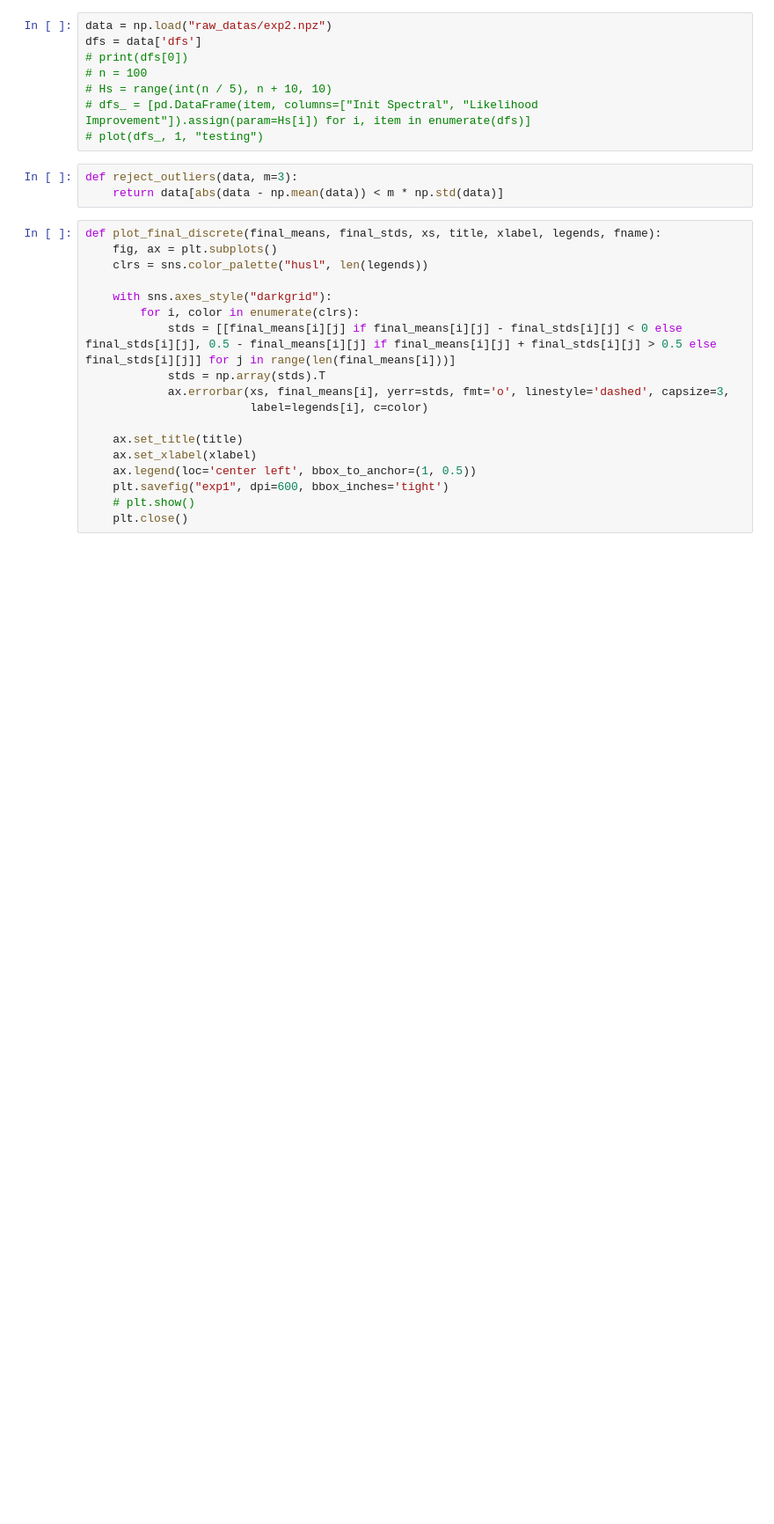
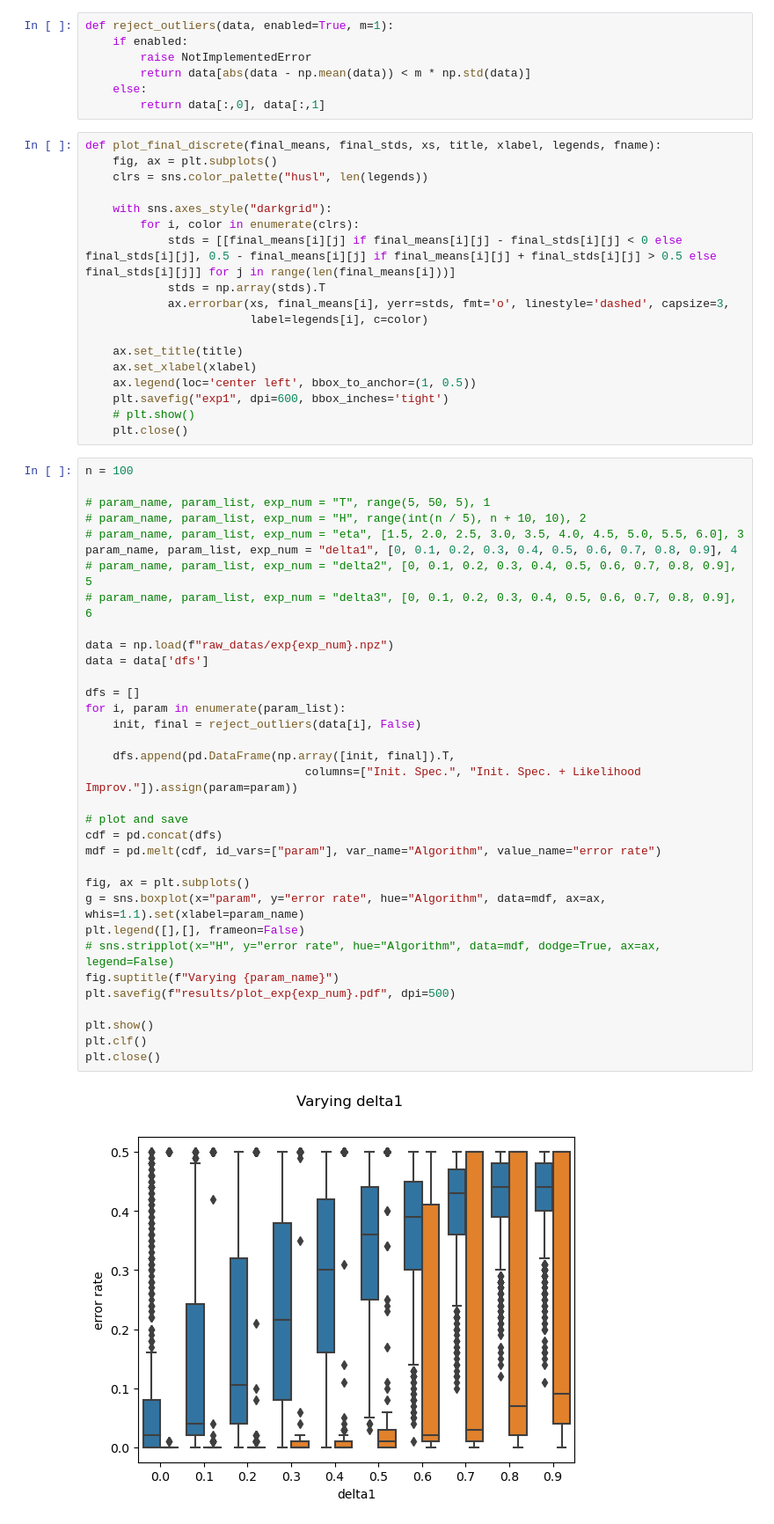
Before and after one commit to nick-jhlee/optimal-block-mdp, a Jupyter notebook: plotting.ipynb, the cells around one changed output. Shown at 88% size. Cells and saved outputs as stored; diff of their text form; blank space fills up the shorter version.

```diff
--- a/plotting.ipynb
+++ b/plotting.ipynb
@@ -1,17 +1,13 @@
 # %%
 import numpy as np
 from Experiment import *
-# %%
-data = np.load("raw_datas/exp2.npz")
-dfs = data['dfs']
-# print(dfs[0])
-# n = 100
-# Hs = range(int(n / 5), n + 10, 10)
-# dfs_ = [pd.DataFrame(item, columns=["Init Spectral", "Likelihood Improvement"]).assign(param=Hs[i]) for i, item in enumerate(dfs)]
-# plot(dfs_, 1, "testing")
 # %%
-def reject_outliers(data, m=3):
-    return data[abs(data - np.mean(data)) < m * np.std(data)]
+def reject_outliers(data, enabled=True, m=1):
+    if enabled:
+        raise NotImplementedError
+        return data[abs(data - np.mean(data)) < m * np.std(data)]
+    else:
+        return data[:,0], data[:,1]
 # %%
 def plot_final_discrete(final_means, final_stds, xs, title, xlabel, legends, fname):
     fig, ax = plt.subplots()
@@ -30,4 +26,40 @@ def plot_final_discrete(final_means, final_stds, xs, title, xlabel, legends, fna
     plt.savefig("exp1", dpi=600, bbox_inches='tight')
     # plt.show()
     plt.close()
+# %%
+n = 100
+
+# param_name, param_list, exp_num = "T", range(5, 50, 5), 1
+# param_name, param_list, exp_num = "H", range(int(n / 5), n + 10, 10), 2
+# param_name, param_list, exp_num = "eta", [1.5, 2.0, 2.5, 3.0, 3.5, 4.0, 4.5, 5.0, 5.5, 6.0], 3
+param_name, param_list, exp_num = "delta1", [0, 0.1, 0.2, 0.3, 0.4, 0.5, 0.6, 0.7, 0.8, 0.9], 4
+# param_name, param_list, exp_num = "delta2", [0, 0.1, 0.2, 0.3, 0.4, 0.5, 0.6, 0.7, 0.8, 0.9], 5
+# param_name, param_list, exp_num = "delta3", [0, 0.1, 0.2, 0.3, 0.4, 0.5, 0.6, 0.7, 0.8, 0.9], 6
+
+data = np.load(f"raw_datas/exp{exp_num}.npz")
+data = data['dfs']
+
+dfs = []
+for i, param in enumerate(param_list):
+    init, final = reject_outliers(data[i], False)
+
+    dfs.append(pd.DataFrame(np.array([init, final]).T,
+                                columns=["Init. Spec.", "Init. Spec. + Likelihood Improv."]).assign(param=param))
+
+# plot and save
+cdf = pd.concat(dfs)
+mdf = pd.melt(cdf, id_vars=["param"], var_name="Algorithm", value_name="error rate")
+
+fig, ax = plt.subplots()
+g = sns.boxplot(x="param", y="error rate", hue="Algorithm", data=mdf, ax=ax, whis=1.1).set(xlabel=param_name)
+plt.legend([],[], frameon=False)
+# sns.stripplot(x="H", y="error rate", hue="Algorithm", data=mdf, dodge=True, ax=ax, legend=False)
+fig.suptitle(f"Varying {param_name}")
+plt.savefig(f"results/plot_exp{exp_num}.pdf", dpi=500)
+
+plt.show()
+plt.clf()
+plt.close()
+# %% [output]
+[figure, added]
 # %%
```
Also changed, not shown: parts of 3 cells of this notebook, 5 other files.
